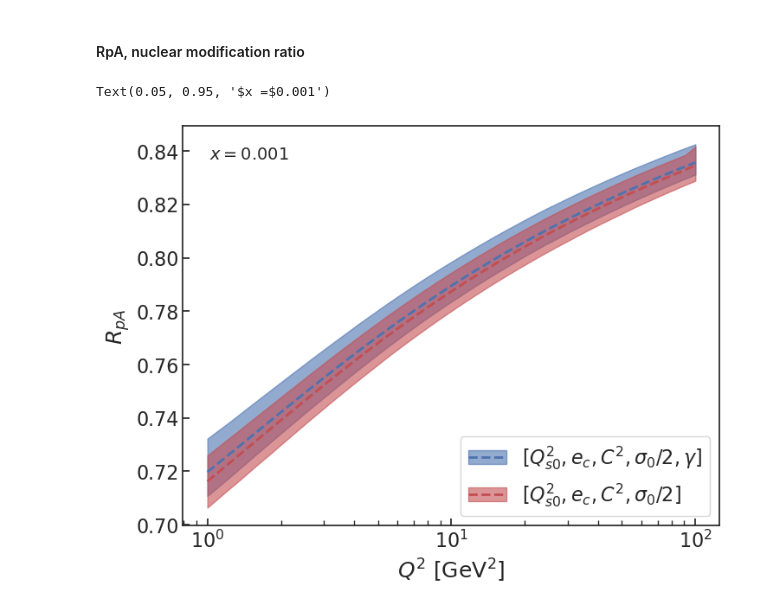
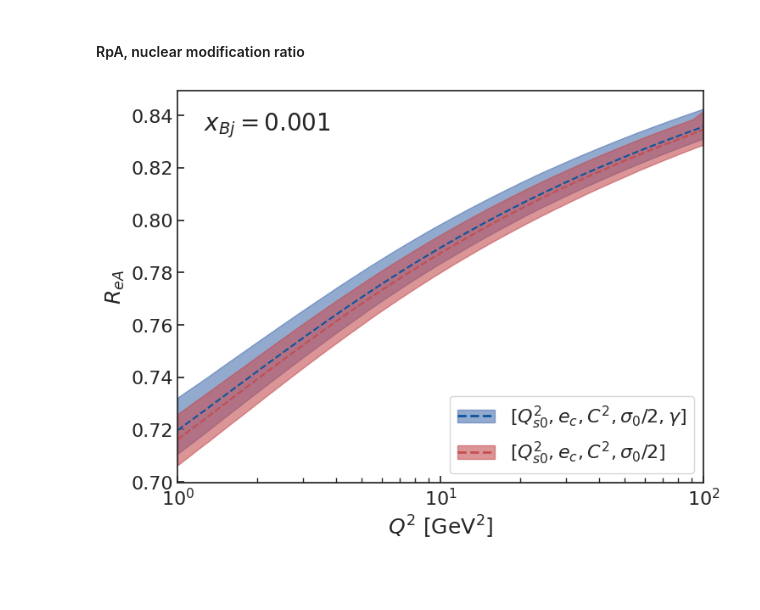
Before and after one commit to camcasuga/BayesianBK_results, a Jupyter notebook: analysis.ipynb, the cells around one changed output. Saved outputs shown, nothing was run; the diff lists cells and outputs as text; code cells hidden in the pictures; blank space fills up the shorter version.

```diff
--- a/analysis.ipynb
+++ b/analysis.ipynb
@@ -385,23 +380,3 @@ fig, ax = plot_pred_mve_vs_mv5(fig, ax, sp_comp_norm, sp_norm, k, 'Norm', "$k$ [
-# %%
-def get_rpa_upsd_downsd(where_rpa):
-    x_q2dep = 0.001 # for info only
-    Q2_range = np.geomspace(1, 100, 50) # for info only
-    #where_rpa = "rpa_{}/q2dep/".format(model)
-    rpa = []
-    for i in range(100):
-        rpa.append(np.loadtxt(where_rpa + "{}.dat".format(i)))
-
-    rpa = np.array(rpa)
-    rpa_mean = [] #np.mean(rpa_q2, axis = 0)
-    rpa_dsd = np.zeros(50)
-    rpa_usd = np.zeros(50)
-    for i in range(50):
-        mn = np.mean(rpa[:,i])
-        rpa_mean.append(np.mean(mn))
-        rpa_usd[i] = get_sd(rpa[:,i], mn, which = 'upper')
-        rpa_dsd[i] = get_sd(rpa[:,i], mn, which = 'lower')
-
-    return np.array(rpa_mean), np.array(rpa_usd), np.array(rpa_dsd)
 # %% [markdown]
 #### RpA, nuclear modification ratio
 # %%
@@ -413,8 +388,11 @@ Q2_range = np.geomspace(1, 100, 50)
 x = 0.001
 # %%
 fig, ax = plt.subplots(1,1, figsize = (8,6))
-fig, ax = plot_pred_mve_vs_mv5(fig, ax, rpa_q2_mve, rpa_q2_mv5, Q2_range, r'$R_{pA}$', r'$Q^2$ [GeV$^2$]', legend_loc = "lower right", xlogscale= True)
-ax.text(0.05, 0.95, r'$x =${}'.format(x), transform=plt.gca().transAxes, fontsize=14, verticalalignment='top')
+fig, ax = plot_pred_mve_vs_mv5(fig, ax, rpa_q2_mve, rpa_q2_mv5, Q2_range, r'$R_{eA}$', r'$Q^2$ [GeV$^2$]', legend_loc = "lower right", xlogscale= True, linewidth_= 1.5)
+ax.text(0.05, 0.95, r'$x_{Bj} = $'+'{}'.format(x), transform=plt.gca().transAxes, fontsize=20, verticalalignment='top')
+ax.set_xlim(1, 100)
+ax.set_axes_margin(0.0)
+fig.savefig("plots/{}_rpa_q2dep.pdf".format(correlated_str), bbox_inches='tight')
+fig.savefig("plots/{}_rpa_q2dep.png".format(correlated_str), bbox_inches='tight')
 # %% [output]
-Text(0.05, 0.95, '$x =$0.001')
-[figure, old version]
+[figure, new version]
```
Also changed, not shown: parts of 28 cells of this notebook, 16 other files.
